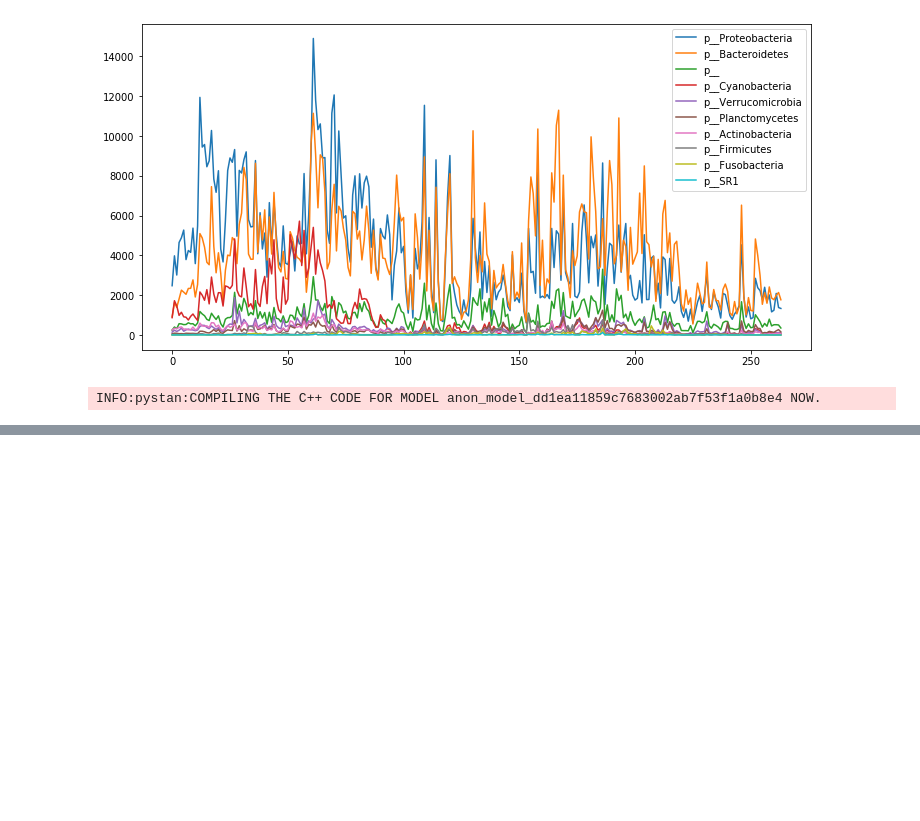
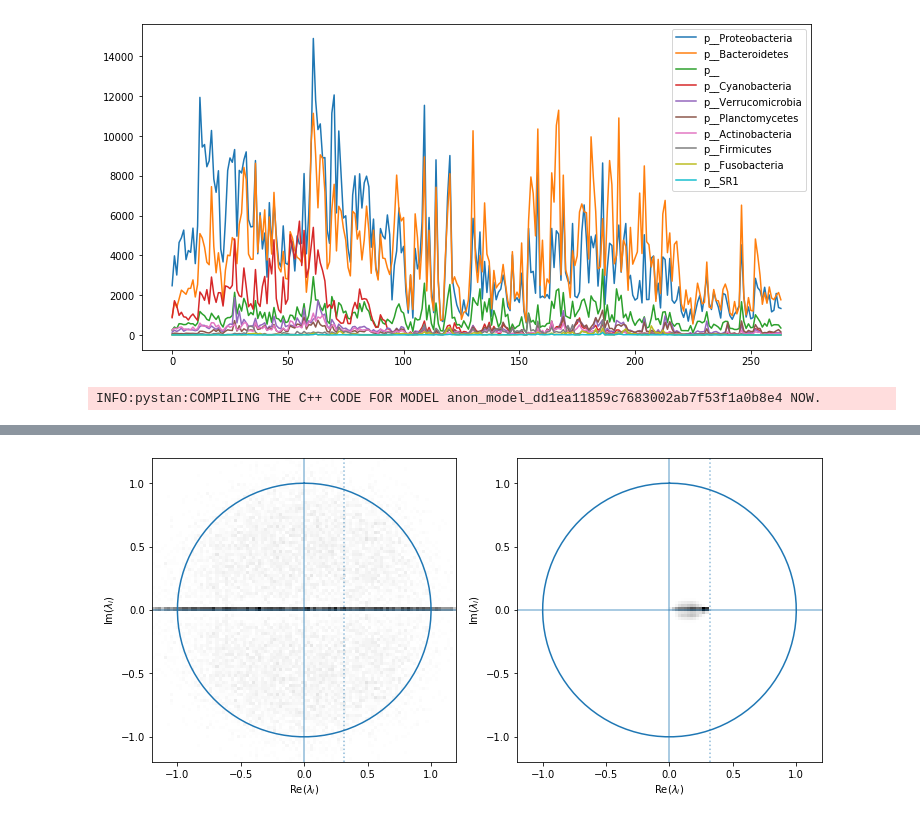
Before and after one commit to gregbritten/ecological_stability, a Jupyter notebook: py_code/null_eigenvalue_distributions.ipynb, the cells around one changed output, grey strips where cells are left out. Drawn from its saved outputs; the diff is of its cells as text; code cells hidden in the pictures; blank space fills up the shorter version.

```diff
--- a/py_code/null_eigenvalue_distributions.ipynb
+++ b/py_code/null_eigenvalue_distributions.ipynb
@@ -184,0 +214,7 @@ None
+# %%
+phi_mu = 0.0
+phi_sigma = 1.0
+
+dat_gen = {'T':gen.shape[1], 'p':gen.shape[0], 'Y':gen.values, 'phi_mu':phi_mu, 'phi_sigma':phi_sigma}
+mcmc_gen = mod.sampling(data=dat_gen, iter=2000, warmup=1000)
+print(mcmc_gen)
@@ -184,0 +239,30 @@ None
+# %%
+niter = 2000
+bin_edges = np.linspace(-1.2, 1.2, 101)
+bin_centers = 0.5*(bin_edges[1:]+bin_edges[:-1])
+hist_gen_prior = np.zeros((bin_edges.size-1,bin_edges.size-1))
+hist_gen_posterior = np.zeros((bin_edges.size-1,bin_edges.size-1))
+
+sqrt_p = np.sqrt(p)
+for i in range(niter):
+    eig = np.linalg.eigvals(np.random.normal(size=(p,p), loc=phi_mu, scale=phi_sigma))
+    hist_gen_prior += np.histogram2d(x=eig.real/sqrt_p, y=eig.imag/sqrt_p, bins=(bin_edges,bin_edges))[0]
+
+for i in range(mcmc_gen['PHI'].shape[0]):
+    eig = np.linalg.eigvals(mcmc_gen['PHI'][i,:,:])
+    hist_gen_posterior += np.histogram2d(x=eig.real/sqrt_p, y=eig.imag/sqrt_p, bins=(bin_edges,bin_edges))[0]
+
+fig, axs = plt.subplots(ncols=2, subplot_kw={'aspect':1.0}, figsize=(12,6))
+axs[0].pcolormesh(bin_edges, bin_edges, hist_gen_prior.T, cmap=plt.get_cmap('gray_r'))
+axs[1].pcolormesh(bin_edges, bin_edges, hist_gen_posterior.T, cmap=plt.get_cmap('gray_r'))
+for ax in axs.flat:
+    ax.plot(x_circ, y_circ)
+    ax.axvline(0.0, color='C0', alpha=0.5)
+    ax.axvline(1.0/np.sqrt(p), color='C0', alpha=0.5, ls=':')
+    ax.axhline(0.0, color='C0', alpha=0.5)
+    ax.set(xlabel='Re($\lambda_i$)', ylabel='Im($\lambda_i$)')
+axs[0].set_title('prior')
+axs[1].set_title('posterior')
+None
+# %% [output]
+[figure, added]
```
Also changed, not shown: parts of 12 cells of this notebook.
